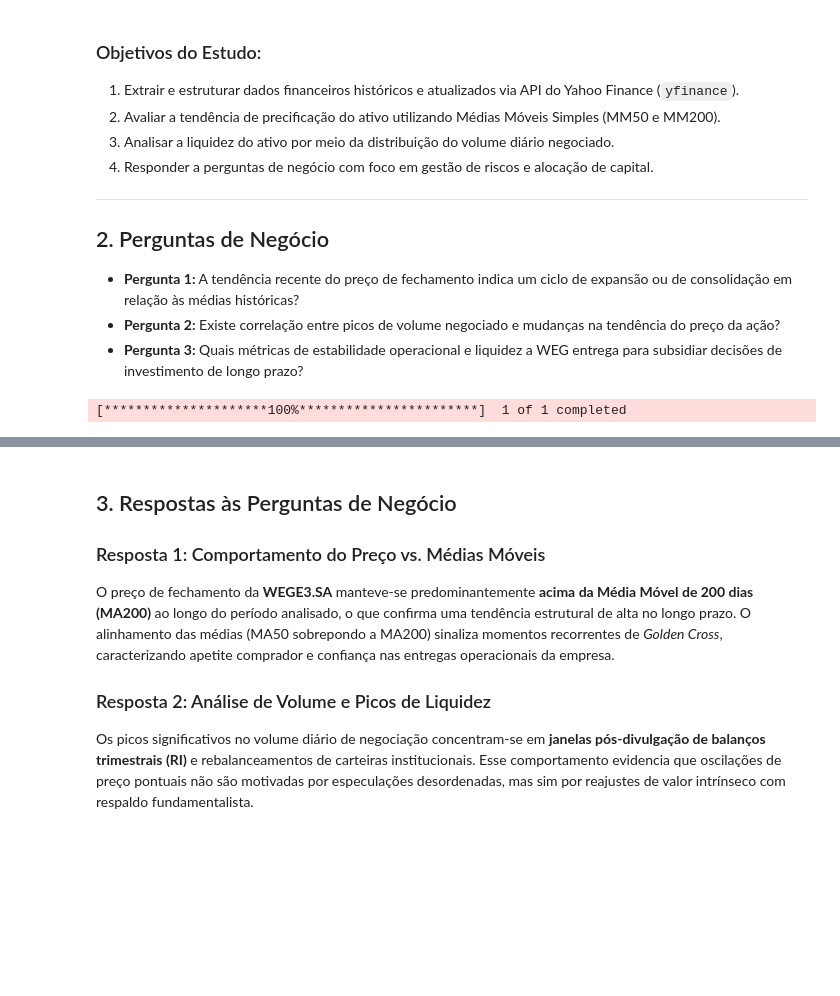
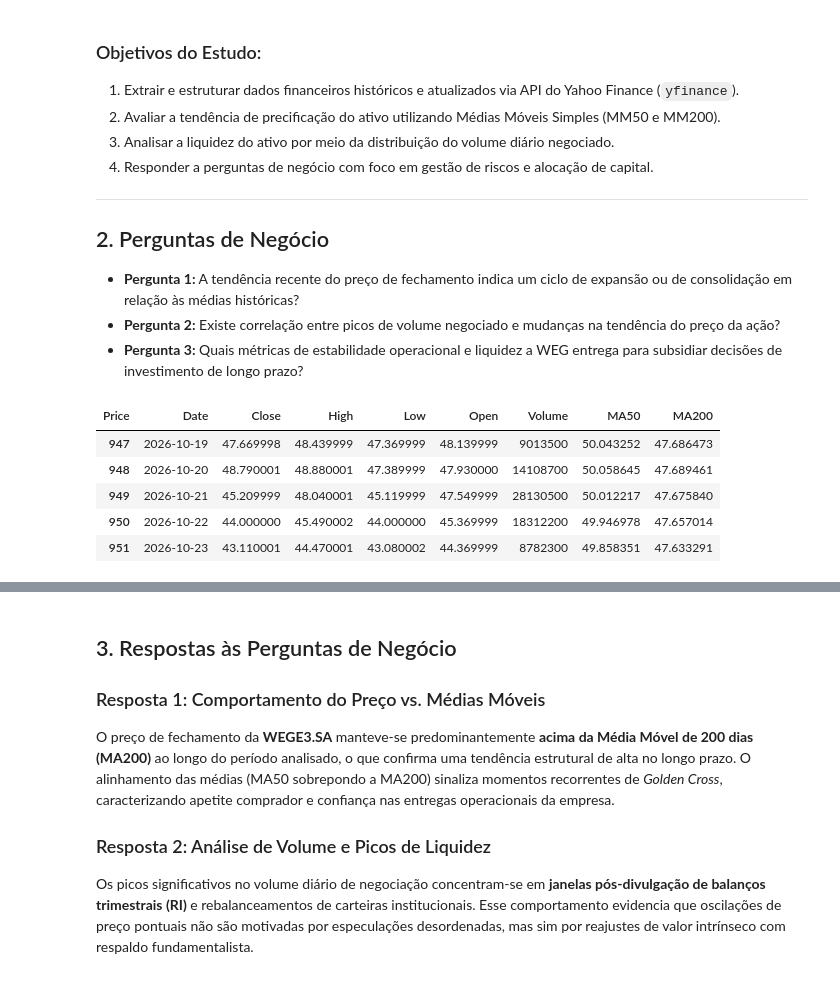
Before and after one commit to SilvanioSG/Relatorio-Tecnico-Analise-De-Saude-Financeira, a Jupyter notebook: RelatorioTecnicoAnaliseDeSaudeFinanceira.ipynb, the cells around one changed output, grey strips where cells are left out. Drawn from its saved outputs; the diff is of its cells as text; code cells hidden in the pictures; blank space fills up the shorter version.

```diff
--- a/RelatorioTecnicoAnaliseDeSaudeFinanceira.ipynb
+++ b/RelatorioTecnicoAnaliseDeSaudeFinanceira.ipynb
@@ -34,48 +34,66 @@ Este relatório apresenta uma análise do comportamento de mercado e da resiliê
 * **Pergunta 2:** Existe correlação entre picos de volume negociado e mudanças na tendência do preço da ação?
 * **Pergunta 3:** Quais métricas de estabilidade operacional e liquidez a WEG entrega para subsidiar decisões de investimento de longo prazo?
 # %%
+# Importações básicas
 import sys
+import os
 import subprocess
 import warnings
-warnings.filterwarnings('ignore') # Esconde avisos do Pandas/yfinance
+import pandas as pd
+import numpy as np
+import plotly.graph_objects as go
+from plotly.subplots import make_subplots
+from IPython.display import display
 
-def install(package):
-    subprocess.check_call([sys.executable, "-m", "pip", "install", package])
+# Ignora avisos do Python
+warnings.filterwarnings('ignore')
 
 try:
     import yfinance as yf
 except ImportError:
-    install("yfinance")
+    subprocess.check_call([sys.executable, "-m", "pip", "install", "yfinance"])
     import yfinance as yf
 
-try:
-    import plotly
-except ImportError:
-    install("plotly")
-    import plotly
-
-import pandas as pd
-import numpy as np
-import plotly.graph_objects as go
-from plotly.subplots import make_subplots
-
+# Definindo o ativo
 ticker_symbol = "WEGE3.SA"
 start_date = "2023-01-01"
 
-# Baixa os dados (sem print)
+# MÁGICA PARA ESCONDER OS AVISOS E A BARRA DE PROGRESSO
+class NullWriter(object):
+    def write(self, arg): pass
+    def flush(self): pass
+
+old_stdout = sys.stdout
+old_stderr = sys.stderr
+sys.stdout = NullWriter()
+sys.stderr = NullWriter()
+
+# Baixa os dados (nada será impresso na tela aqui)
 df = yf.download(ticker_symbol, start=start_date)
 
+# Restaura a saída normal do sistema
+sys.stdout = old_stdout
+sys.stderr = old_stderr
+# FIM DA MÁGICA
+
+# Tratamento dos dados
 if isinstance(df.columns, pd.MultiIndex):
     df.columns = df.columns.get_level_values(0)
 
 df.reset_index(inplace=True)
-
 df['MA50'] = df['Close'].rolling(window=50).mean()
 df['MA200'] = df['Close'].rolling(window=200).mean()
 
-# Fim da célula, sem df.tail()
+# MOSTRA A TABELA DE FORMA LIMPA (Se você quiser que ela apareça)
+# O display() mostra a tabela bonitinha, sem o texto de "print" do Pandas.
+display(df.tail())
 # %% [output]
-[*********************100%***********************]  1 of 1 completed
+| Price | Date | Close | High | Low | Open | Volume | MA50 | MA200 |
+| 947 | 2026-10-19 | 47.669998 | 48.439999 | 47.369999 | 48.139999 | 9013500 | 50.043252 | 47.686473 |
+| 948 | 2026-10-20 | 48.790001 | 48.880001 | 47.389999 | 47.930000 | 14108700 | 50.058645 | 47.689461 |
+| 949 | 2026-10-21 | 45.209999 | 48.040001 | 45.119999 | 47.549999 | 28130500 | 50.012217 | 47.675840 |
+| 950 | 2026-10-22 | 44.000000 | 45.490002 | 44.000000 | 45.369999 | 18312200 | 49.946978 | 47.657014 |
+| 951 | 2026-10-23 | 43.110001 | 44.470001 | 43.080002 | 44.369999 | 8782300 | 49.858351 | 47.633291 |
 # %%
 from IPython.display import display, HTML
 
```
